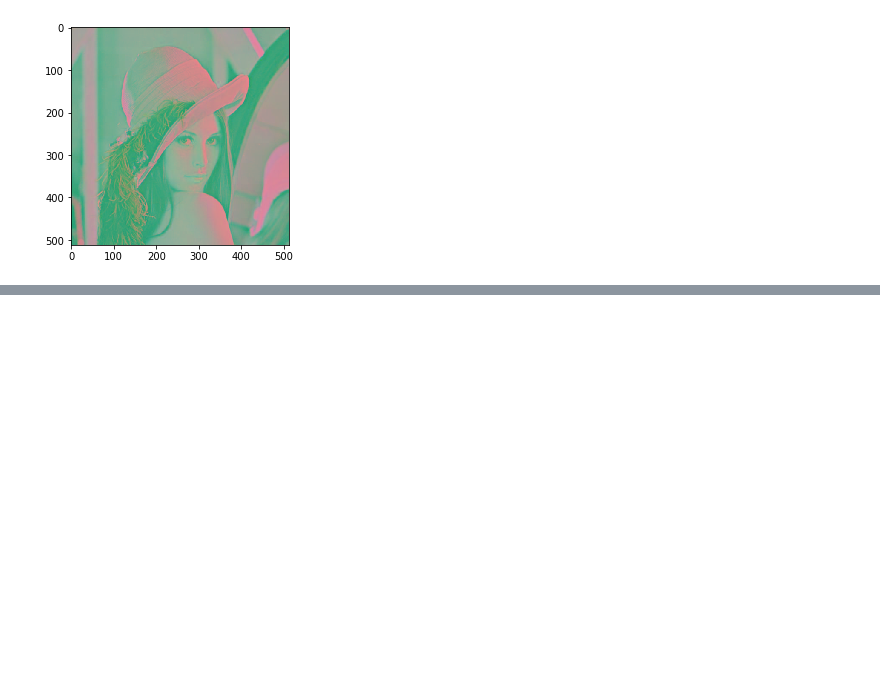
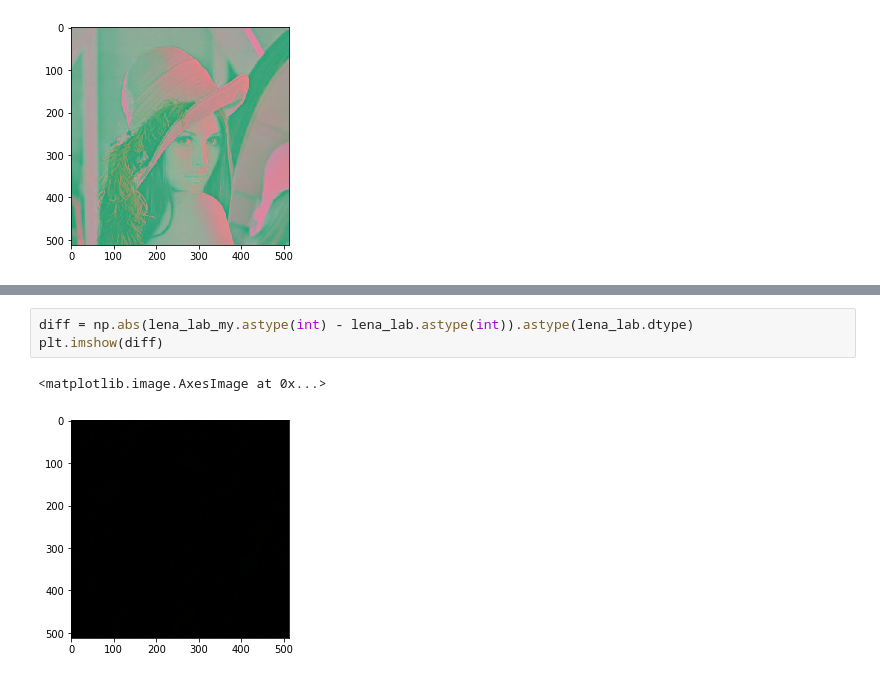
Before and after one commit to avgaydashenko/computer-vision-hw, a Jupyter notebook: hw1.ipynb, the cells around one changed output, grey strips where cells are left out. Drawn from its saved outputs; the diff is of its cells as text; blank space fills up the shorter version.

```diff
--- a/hw1.ipynb
+++ b/hw1.ipynb
@@ -186,3 +213,9 @@ plt.imshow(diff)
+# %%
+diff = np.abs(lena_lab_my.astype(int) - lena_lab.astype(int)).astype(lena_lab.dtype)
+plt.imshow(diff)
+# %% [output]
+<matplotlib.image.AxesImage at 0x...>
+[figure, added]
 # %%
 diff.mean()
 # %% [output]
```
Also changed, not shown: parts of 17 cells of this notebook, 1 other file.
